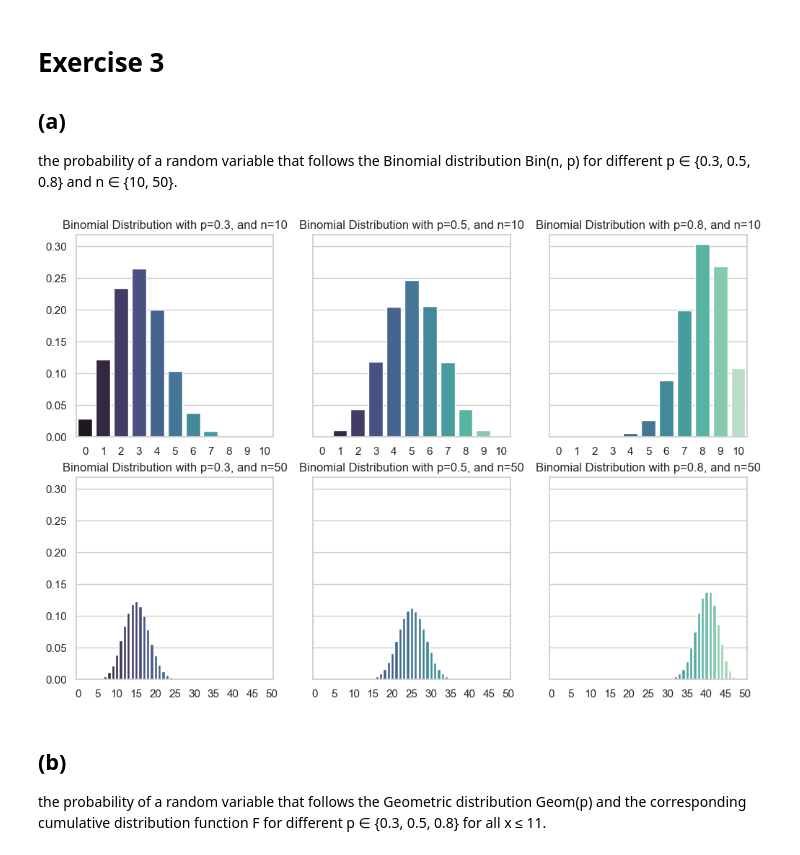
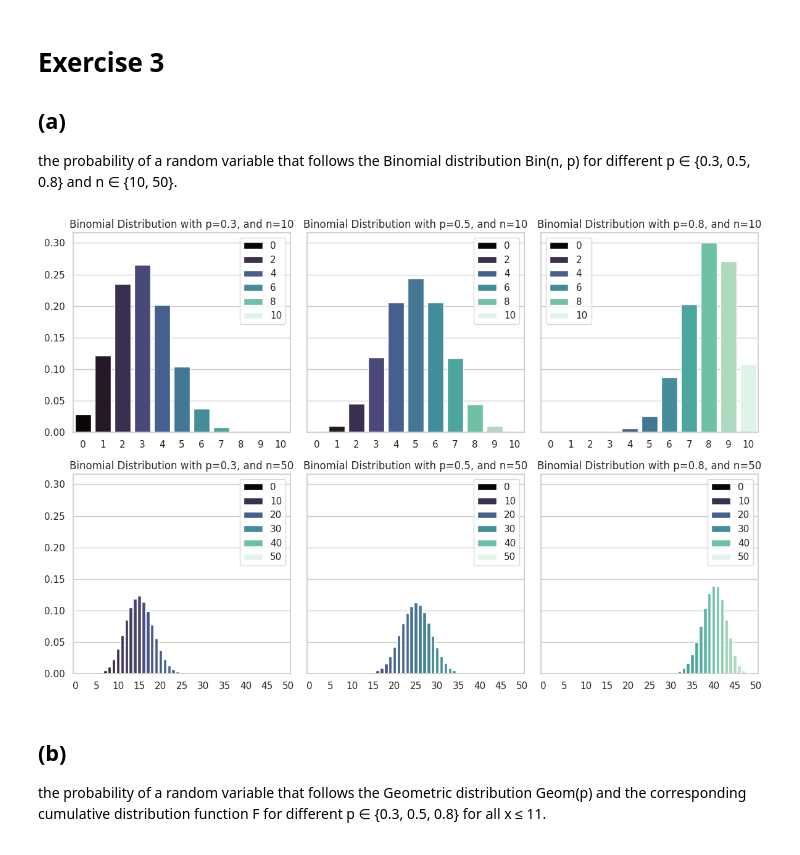
Before and after one commit to Yuvraj-Dhepe/uni_sda, a Jupyter notebook: week1/Exercise_1_task_3.ipynb, the cells around one changed output. Drawn from its saved outputs; the diff is of its cells as text; code cells hidden in the pictures.

```diff
--- a/week1/Exercise_1_task_3.ipynb
+++ b/week1/Exercise_1_task_3.ipynb
@@ -21,27 +21,29 @@ n: list = [10, 50]
 # %%
 fig, axs = plt.subplots(len(n), len(p), figsize=(12, 8), sharey=True)
 for i, _n in enumerate(n):
     for j, _p in enumerate(p):
         # set up x values and empty probabilities
         values = list(range(0, _n + 1))
         probabilities = np.zeros(_n + 1)
 
         # generate samples
         unique_values, counts = np.unique(np.random.binomial(_n, _p, num_samples), return_counts=True)
 
         # compute probs
         probabilities[unique_values] = counts/num_samples
 
         # plot
-        sns.barplot(x=values, y=probabilities, ax=axs[i, j], palette='mako')
+        sns.barplot(x = values, hue=values, y=probabilities, ax=axs[i, j], palette='mako', legend = True)
         axs[i, j].set_title(f"Binomial Distribution with p={_p}, and n={_n}")
 
         # adjust x ticks when n = 50
         if _n == 50:
             axs[i, j].set_xticks(list(range(0, _n + 1, 5)))
             axs[i, j].set_xticklabels(list(range(0, _n + 1, 5)))
+plt.tight_layout()
+plt.show()
 # %% [output]
-[figure, old version]
+[figure, new version]
 # %% [markdown]
 ## (b)
 the probability of a random variable that follows the Geometric distribution Geom(p)
```
Also changed, not shown: parts of 2 cells of this notebook, 1 other file.
